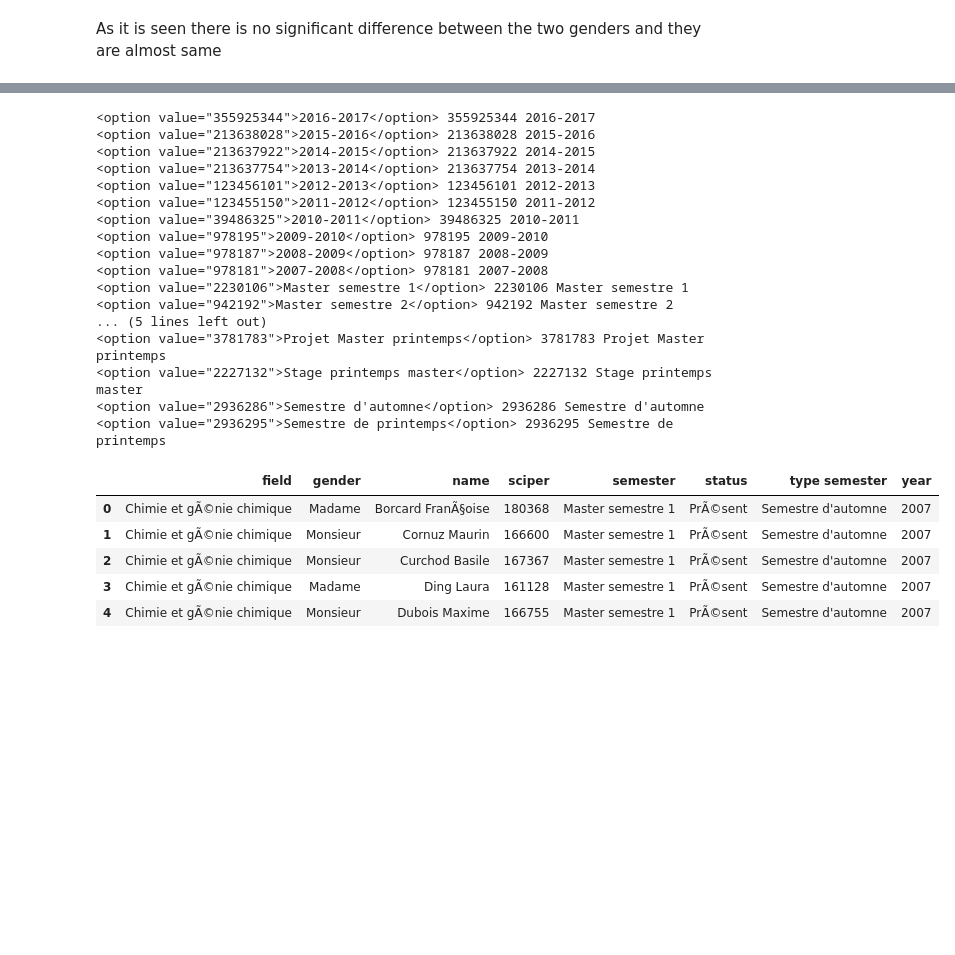
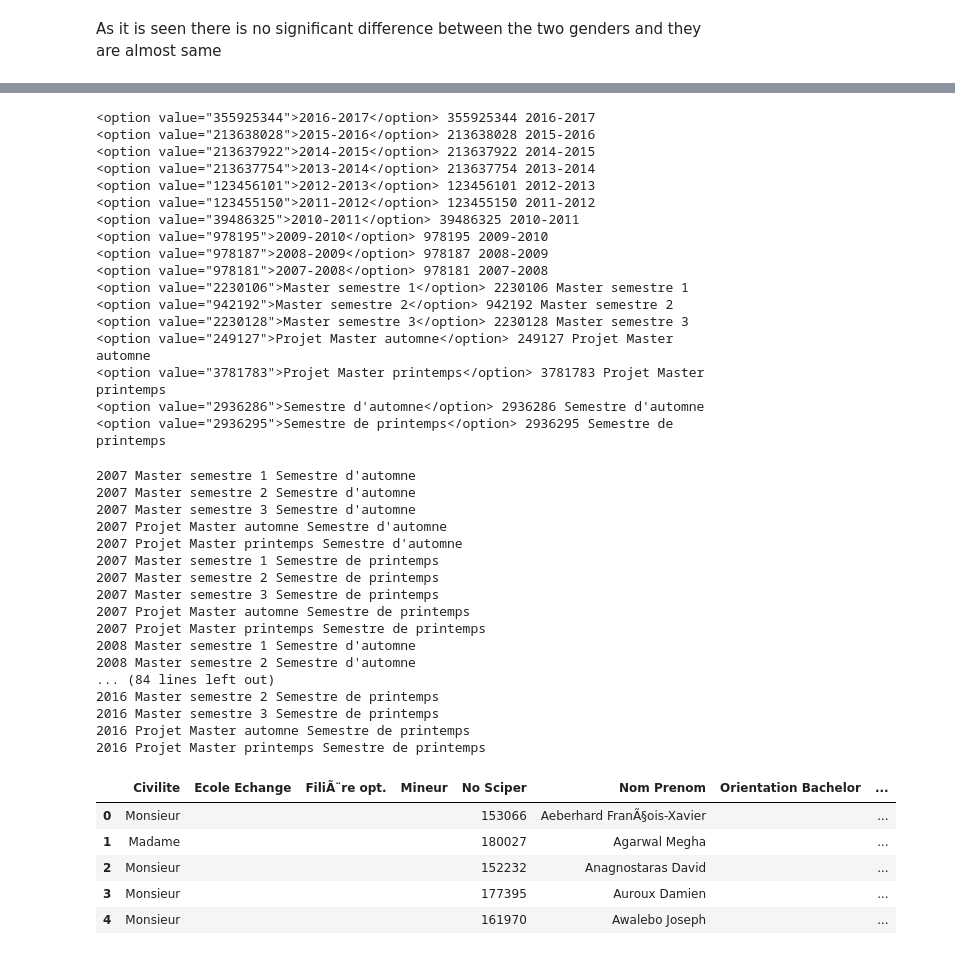
Before and after one commit to sorooshafiee/ADA-SAF, a Jupyter notebook: 02-isa/web.ipynb, the cells around one changed output, grey strips where cells are left out. Saved outputs shown, nothing was run; the diff lists cells and outputs as text; code cells hidden in the pictures; blank space fills up the shorter version.

```diff
--- a/02-isa/web.ipynb
+++ b/02-isa/web.ipynb
@@ -285,19 +247,19 @@ typeSemester.append('Semestre de printemps')
 for i in range(2007,2017):
     value_years[str(i)] = []
     years.append(str(i))
-for i in range(1,5):
+for i in range(1,4):
     value_semesters['Master semestre '+str(i)] = []
     semester.append('Master semestre '+str(i))
-value_semesters['Mineur semestre 1'] = []
-value_semesters['Mineur semestre 2'] = []
+#value_semesters['Mineur semestre 1'] = []
+#value_semesters['Mineur semestre 2'] = []
 value_semesters['Projet Master automne'] = []
 value_semesters['Projet Master printemps'] = []
-value_semesters['Stage printemps master'] = []
-semester.append('Mineur semestre 1')
-semester.append('Mineur semestre 2')
+#value_semesters['Stage printemps master'] = []
+#semester.append('Mineur semestre 1')
+#semester.append('Mineur semestre 2')
 semester.append('Projet Master automne')
 semester.append('Projet Master printemps')
-semester.append('Stage printemps master')
+#semester.append('Stage printemps master')
 
 for link in links:
     namesAll = link.find_all("option")
@@ -326,8 +288,8 @@ for link in links:
 <option value="978181">2007-2008</option> 978181 2007-2008
 <option value="2230106">Master semestre 1</option> 2230106 Master semestre 1
 <option value="942192">Master semestre 2</option> 942192 Master semestre 2
-... (5 lines left out)
+<option value="2230128">Master semestre 3</option> 2230128 Master semestre 3
+<option value="249127">Projet Master automne</option> 249127 Projet Master automne
 <option value="3781783">Projet Master printemps</option> 3781783 Projet Master printemps
-<option value="2227132">Stage printemps master</option> 2227132 Stage printemps master
 <option value="2936286">Semestre d'automne</option> 2936286 Semestre d'automne
 <option value="2936295">Semestre de printemps</option> 2936295 Semestre de printemps
@@ -334,27 +325,44 @@ for link in links:
 # %%
 # In this cell we want to import whole data into a pandas dataframe
 # where we pass the paramters found in the previouse cell
-data = pd.DataFrame({'field':[],'gender':[],'name':[],'status':[],'sciper':[],'gender':[]
-                     ,'year':[],'semester':[],'type semester':[]})
-for field in [field_name[1]]:
-    for y in years: # concatenating whole data into a pandas dataframe
+#data = pd.DataFrame({'field':[],'gender':[],'name':[],'status':[],'sciper':[],'gender':[]
+ #                    ,'year':[],'semester':[],'type semester':[]})
+data = pd.DataFrame()
+for y in years: # concatenating whole data into a pandas dataframe
+    for tS in typeSemester:
         for vS in semester:
-            for tS in typeSemester:
-                #print(field,y,vS,tS)
-                query = {'ww_x_UNITE_ACAD' : str(value_field[field]),'ww_x_PERIODE_ACAD':str(value_years[str(y)]),
-            'ww_x_PERIODE_PEDAGO':str(value_semesters[vS]),
-             'ww_x_HIVERETE':str(value_typeSemester[tS])}
-                data_recieved = get_data(query)
-                data_recieved['field'] = field
-                data_recieved['year'] = y
-                data_recieved['semester'] = vS
-                data_recieved['type semester'] = tS
-                data = pd.concat([data,data_recieved])
+            #print(y,vS,tS)
+            query = {'ww_x_UNITE_ACAD' : str(value_informatiq),'ww_x_PERIODE_ACAD':str(value_years[str(y)]),
+        'ww_x_PERIODE_PEDAGO':str(value_semesters[vS]),
+         'ww_x_HIVERETE':str(value_typeSemester[tS])}
+            data_recieved = get_data3(query)
+            #data_recieved['field'] = field
+            data_recieved['year'] = y
+            data_recieved['semester'] = vS
+            data_recieved['type semester'] = tS
+            data = pd.concat([data,data_recieved])
 data.head()
 # %% [output]
+2007 Master semestre 1 Semestre d'automne
+2007 Master semestre 2 Semestre d'automne
+2007 Master semestre 3 Semestre d'automne
+2007 Projet Master automne Semestre d'automne
+2007 Projet Master printemps Semestre d'automne
+2007 Master semestre 1 Semestre de printemps
+2007 Master semestre 2 Semestre de printemps
+2007 Master semestre 3 Semestre de printemps
+2007 Projet Master automne Semestre de printemps
+2007 Projet Master printemps Semestre de printemps
+2008 Master semestre 1 Semestre d'automne
+2008 Master semestre 2 Semestre d'automne
+... (84 lines left out)
+2016 Master semestre 2 Semestre de printemps
+2016 Master semestre 3 Semestre de printemps
+2016 Projet Master automne Semestre de printemps
+2016 Projet Master printemps Semestre de printemps
-|  | field | gender | name | sciper | semester | status | type semester | year |
-| 0 | Chimie et gÃ©nie chimique | Madame | Borcard FranÃ§oise | 180368 | Master semestre 1 | PrÃ©sent | Semestre d'automne | 2007 |
-| 1 | Chimie et gÃ©nie chimique | Monsieur | Cornuz Maurin | 166600 | Master semestre 1 | PrÃ©sent | Semestre d'automne | 2007 |
-| 2 | Chimie et gÃ©nie chimique | Monsieur | Curchod Basile | 167367 | Master semestre 1 | PrÃ©sent | Semestre d'automne | 2007 |
-| 3 | Chimie et gÃ©nie chimique | Madame | Ding Laura | 161128 | Master semestre 1 | PrÃ©sent | Semestre d'automne | 2007 |
-| 4 | Chimie et gÃ©nie chimique | Monsieur | Dubois Maxime | 166755 | Master semestre 1 | PrÃ©sent | Semestre d'automne | 2007 |
+|  | Civilite | Ecole Echange | FiliÃ¨re opt. | Mineur | No Sciper | Nom Prenom | Orientation Bachelor | ... |
+| 0 | Monsieur |  |  |  | 153066 | Aeberhard FranÃ§ois-Xavier |  | ... |
+| 1 | Madame |  |  |  | 180027 | Agarwal Megha |  | ... |
+| 2 | Monsieur |  |  |  | 152232 | Anagnostaras David |  | ... |
+| 3 | Monsieur |  |  |  | 177395 | Auroux Damien |  | ... |
+| 4 | Monsieur |  |  |  | 161970 | Awalebo Joseph |  | ... |
```
Also changed, not shown: parts of 19 cells of this notebook.
